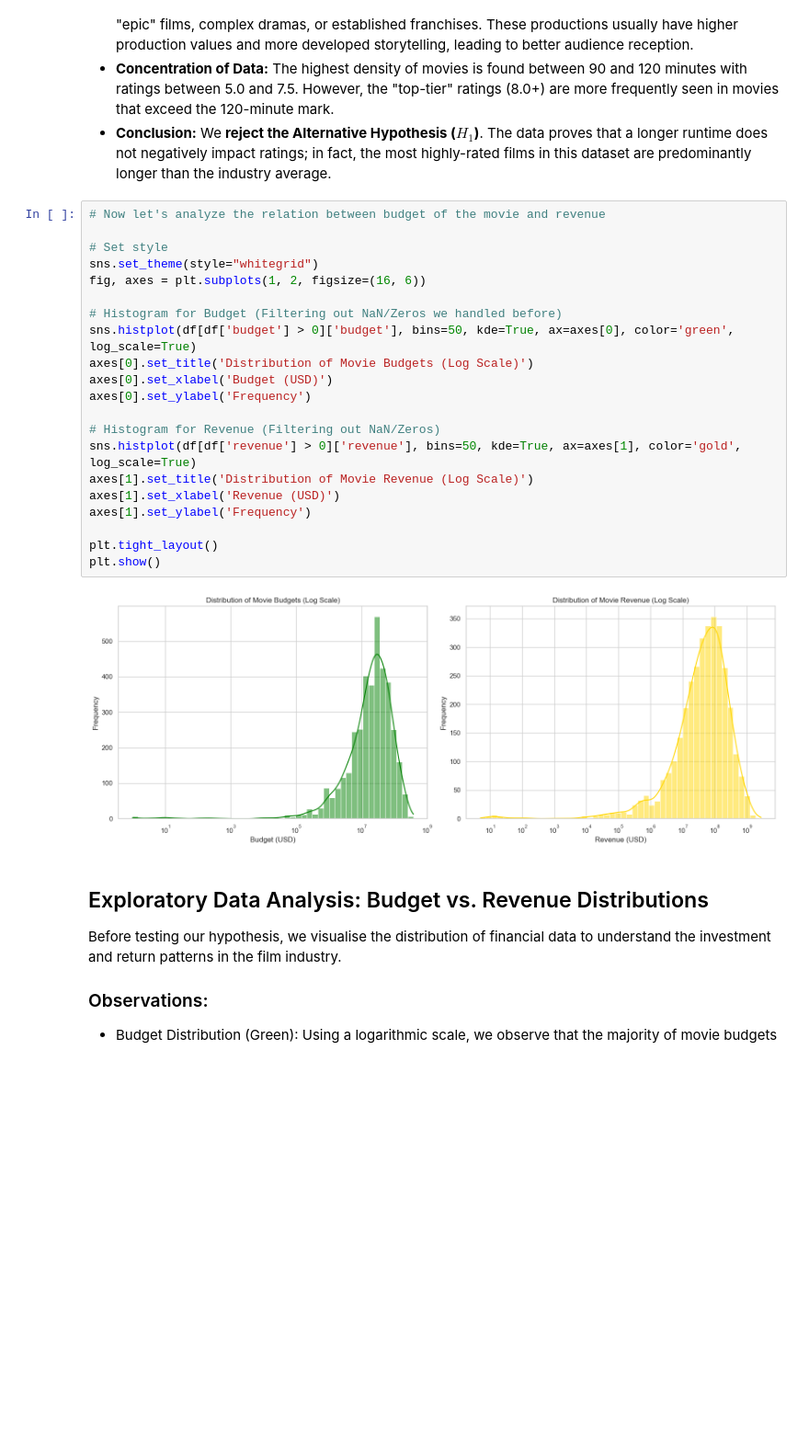
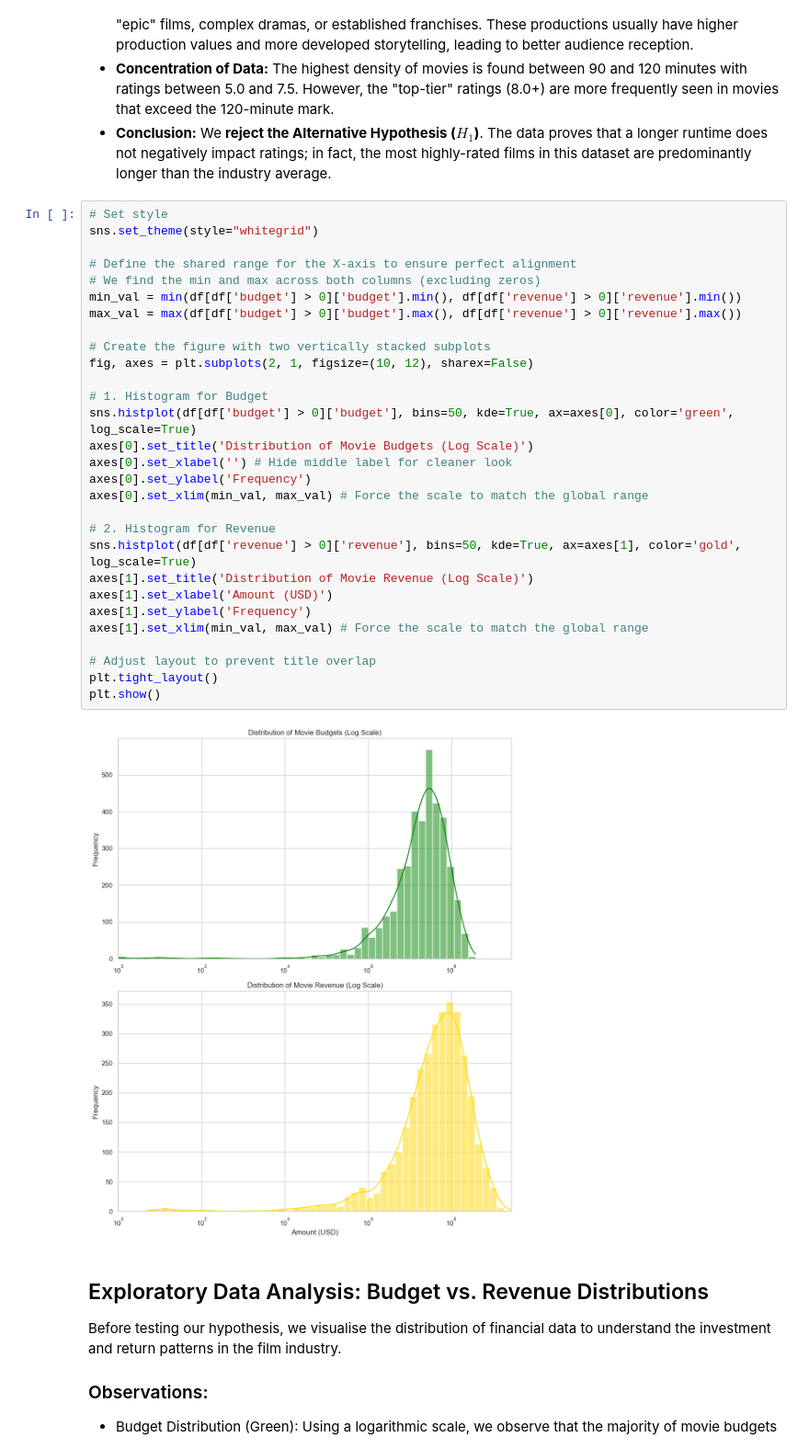
Before and after one commit to jivko25/Funko-pop-analyzer, a Jupyter notebook: movies.ipynb, the cells around one changed output. Shown at 92% size. Cells and saved outputs as stored; diff of their text form; blank space fills up the shorter version.

```diff
--- a/movies.ipynb
+++ b/movies.ipynb
@@ -583,28 +583,36 @@ The scatter plot and the resulting regression line provide the following insight
 * **Concentration of Data:** The highest density of movies is found between 90 and 120 minutes with ratings between 5.0 and 7.5. However, the "top-tier" ratings (8.0+) are more frequently seen in movies that exceed the 120-minute mark.
 * **Conclusion:** We **reject the Alternative Hypothesis ($H_1$)**. The data proves that a longer runtime does not negatively impact ratings; in fact, the most highly-rated films in this dataset are predominantly longer than the industry average.
 # %%
-# Now let's analyze the relation between budget of the movie and revenue
-
 # Set style
 sns.set_theme(style="whitegrid")
-fig, axes = plt.subplots(1, 2, figsize=(16, 6))
 
-# Histogram for Budget (Filtering out NaN/Zeros we handled before)
+# Define the shared range for the X-axis to ensure perfect alignment
+# We find the min and max across both columns (excluding zeros)
+min_val = min(df[df['budget'] > 0]['budget'].min(), df[df['revenue'] > 0]['revenue'].min())
+max_val = max(df[df['budget'] > 0]['budget'].max(), df[df['revenue'] > 0]['revenue'].max())
+
+# Create the figure with two vertically stacked subplots
+fig, axes = plt.subplots(2, 1, figsize=(10, 12), sharex=False)
+
+# 1. Histogram for Budget
 sns.histplot(df[df['budget'] > 0]['budget'], bins=50, kde=True, ax=axes[0], color='green', log_scale=True)
 axes[0].set_title('Distribution of Movie Budgets (Log Scale)')
-axes[0].set_xlabel('Budget (USD)')
+axes[0].set_xlabel('') # Hide middle label for cleaner look
 axes[0].set_ylabel('Frequency')
+axes[0].set_xlim(min_val, max_val) # Force the scale to match the global range
 
-# Histogram for Revenue (Filtering out NaN/Zeros)
+# 2. Histogram for Revenue
 sns.histplot(df[df['revenue'] > 0]['revenue'], bins=50, kde=True, ax=axes[1], color='gold', log_scale=True)
 axes[1].set_title('Distribution of Movie Revenue (Log Scale)')
-axes[1].set_xlabel('Revenue (USD)')
+axes[1].set_xlabel('Amount (USD)')
 axes[1].set_ylabel('Frequency')
+axes[1].set_xlim(min_val, max_val) # Force the scale to match the global range
 
+# Adjust layout to prevent title overlap
 plt.tight_layout()
 plt.show()
 # %% [output]
-[figure, old version]
+[figure, new version]
 # %% [markdown]
 ## Exploratory Data Analysis: Budget vs. Revenue Distributions
 
```
Also changed, not shown: parts of 1 cell of this notebook, 4 other files.
